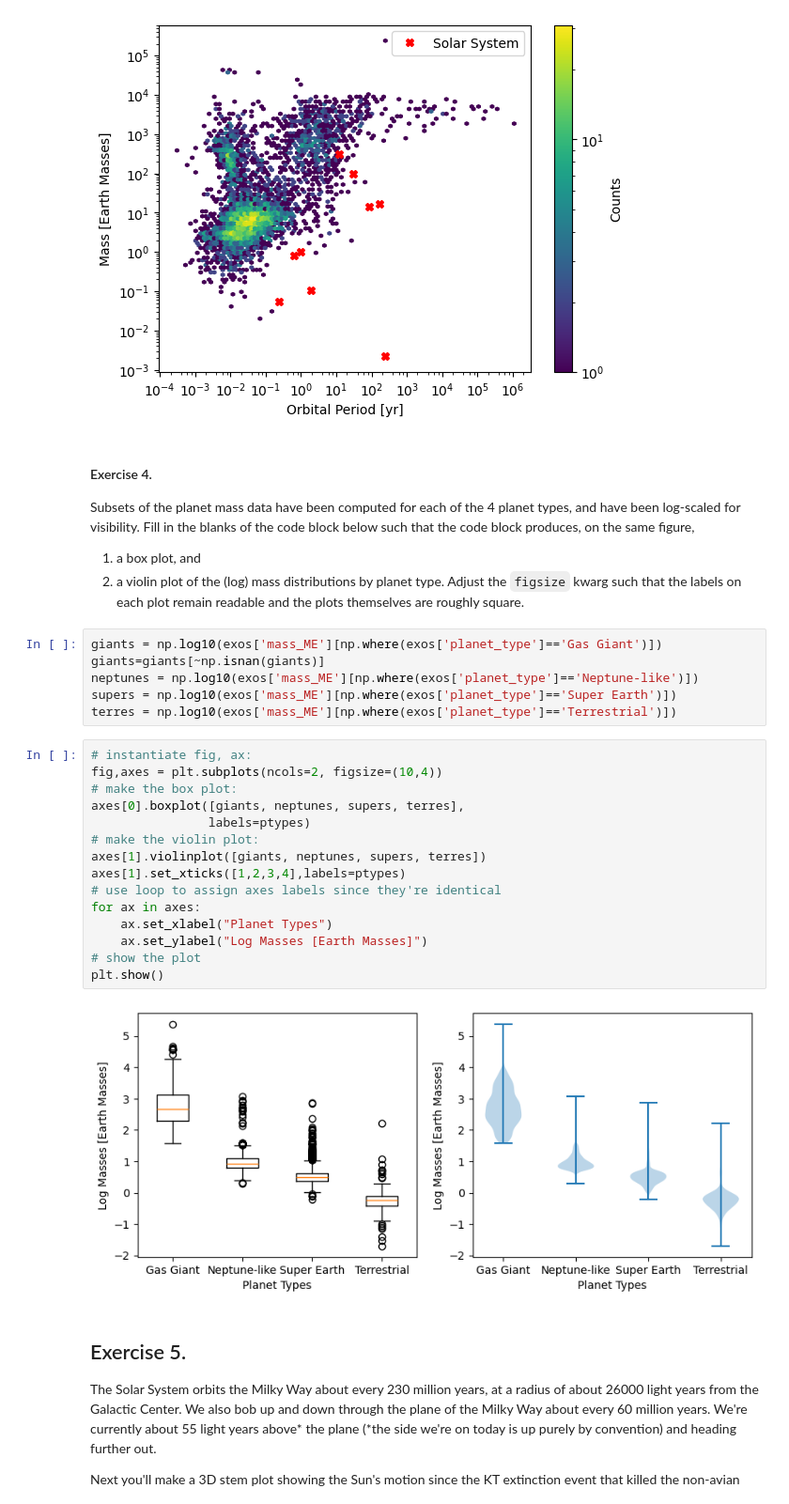
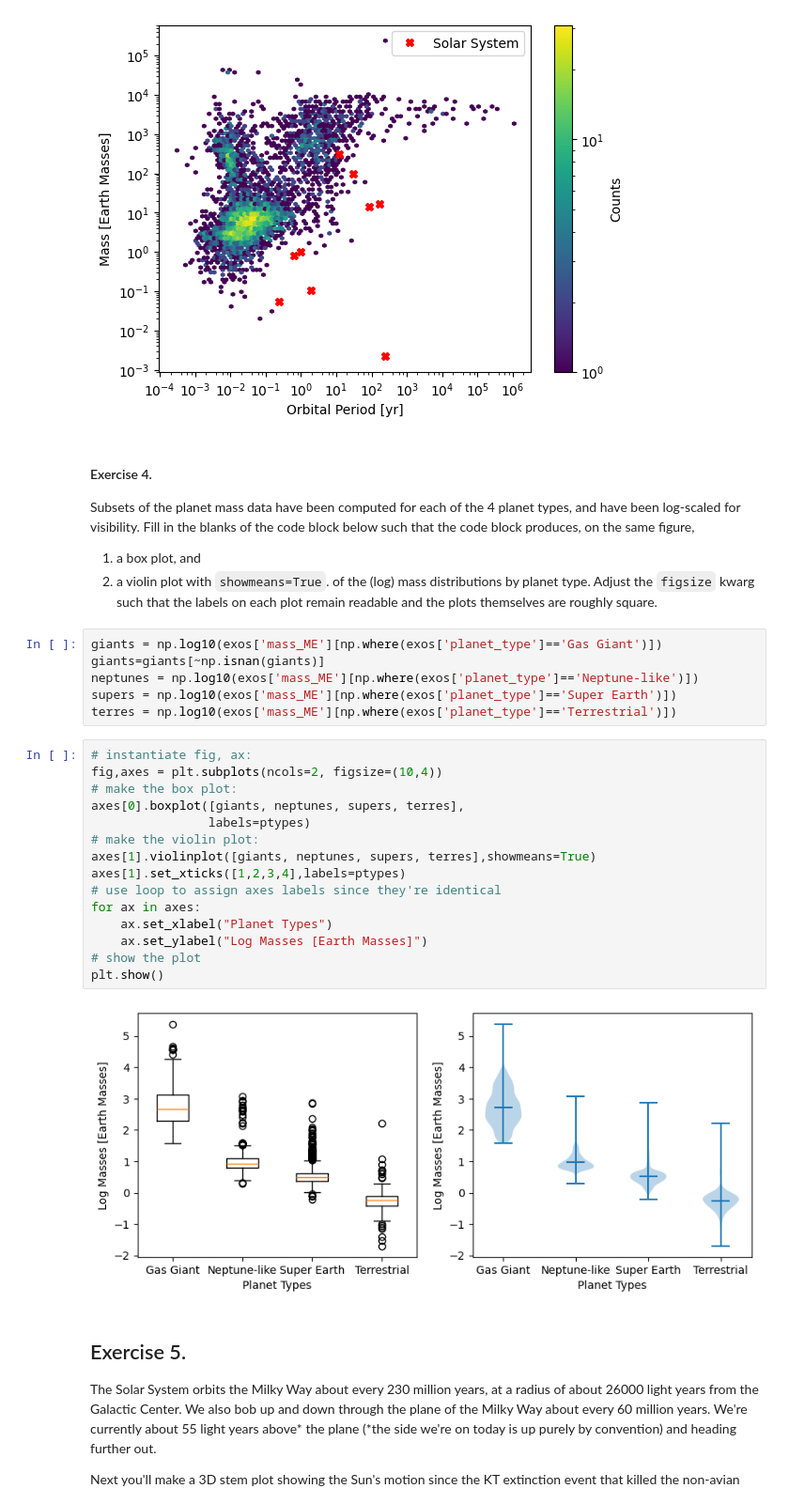
Before and after one commit to rlpitts/Matplotlib4Publication, a Jupyter notebook: Matplotlib4Pub-exercises-day1-solutions.ipynb, the cells around one changed output. Shown: that part at 94% size. Saved outputs shown, nothing was run; the diff lists cells and outputs as text.

```diff
--- a/Matplotlib4Pub-exercises-day1-solutions.ipynb
+++ b/Matplotlib4Pub-exercises-day1-solutions.ipynb
@@ -169,7 +169,7 @@ plt.show()
 #### Exercise 4.
 Subsets of the planet mass data have been computed for each of the 4 planet types, and have been log-scaled for visibility. Fill in the blanks of the code block below such that the code block produces, on the same figure,
 1. a box plot, and
-2. a violin plot
+2. a violin plot with `showmeans=True`.
 of the (log) mass distributions by planet type. Adjust the `figsize` kwarg such that the labels on each plot remain readable and the plots themselves are roughly square.
 # %%
 giants = np.log10(exos['mass_ME'][np.where(exos['planet_type']=='Gas Giant')])
@@ -180,20 +180,20 @@ terres = np.log10(exos['mass_ME'][np.where(exos['planet_type']=='Terrestrial')])
 # %%
 # instantiate fig, ax:
 fig,axes = plt.subplots(ncols=2, figsize=(10,4))
 # make the box plot:
 axes[0].boxplot([giants, neptunes, supers, terres],
                 labels=ptypes)
 # make the violin plot:
-axes[1].violinplot([giants, neptunes, supers, terres])
+axes[1].violinplot([giants, neptunes, supers, terres],showmeans=True)
 axes[1].set_xticks([1,2,3,4],labels=ptypes)
 # use loop to assign axes labels since they're identical
 for ax in axes:
     ax.set_xlabel("Planet Types")
     ax.set_ylabel("Log Masses [Earth Masses]")
 # show the plot
 plt.show()
 # %% [output]
-[figure, old version]
+[figure, new version]
 # %% [markdown]
 ## Exercise 5.
 
```
Also changed, not shown: 4 other files.
